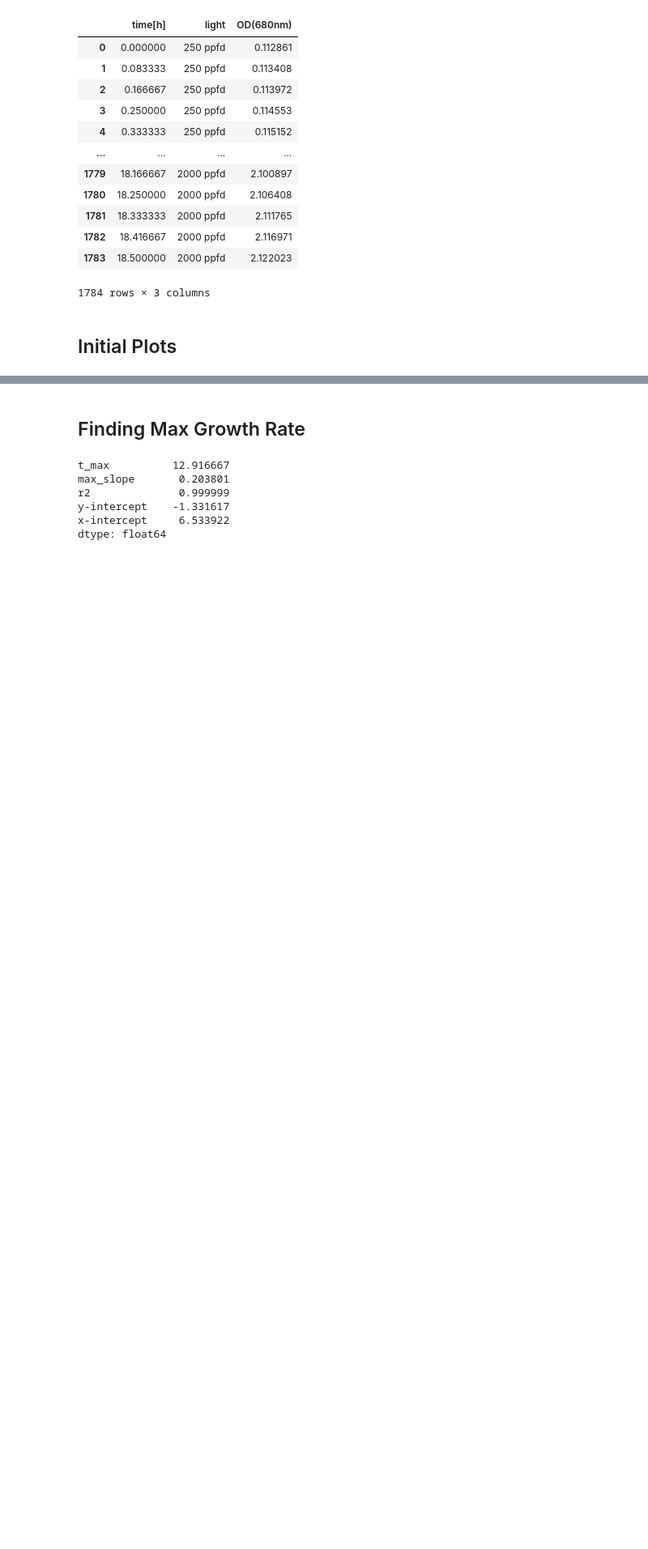
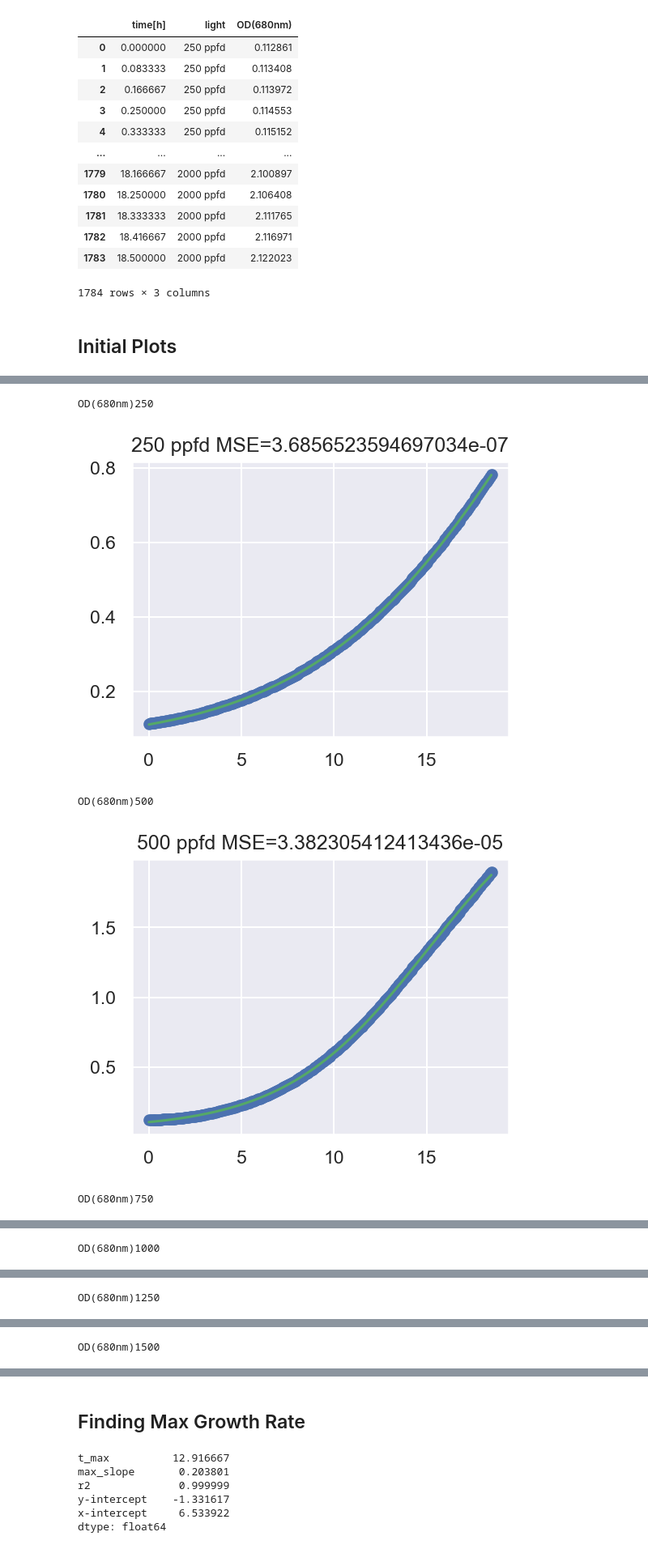
Before and after one commit to nb-e/growth-curve-analysis, a Jupyter notebook: 12.14.20 Analysis.ipynb, the cells around one changed output, grey strips where cells are left out. Shown at 81% size. Drawn from its saved outputs; the diff is of its cells as text; code cells hidden in the pictures; blank space fills up the shorter version.

```diff
--- a/12.14.20 Analysis.ipynb
+++ b/12.14.20 Analysis.ipynb
@@ -203,0 +226,38 @@ smooth
+# %%
+def logistic_plot(xdata,ydata):
+
+
+    def sigmoid(x, L ,x0, k, b):
+        y = L / (1 + np.exp(-k*(x-x0)))+b
+        return (y)
+
+    p0 = [max(ydata), np.median(xdata),1,min(ydata)] # this is an mandatory initial guess
+
+    popt, pcov = curve_fit(sigmoid, xdata, ydata,p0, method='dogbox',maxfev=100000)
+    ycompute = sigmoid(xdata,popt[0],popt[1],popt[2],popt[3])
+
+    return ycompute
+# %%
+xdata = np.array(smooth[hourname])
+
+
+for colname,ydata in smooth.iteritems():
+    if colname == hourname:
+        continue
+    print(colname)
+    ydata = np.array(ydata)
+    ycompute = logistic_plot(xdata,ydata)
+    MSE = mse(ydata,ycompute)
+
+    plt.figure(figsize=(4,3), dpi=150)
+    plt.scatter(xdata,ydata)
+    plt.plot(xdata,ycompute,color='g')
+    plt.title(colname[len(odname):]+' ppfd '+'MSE='+str(MSE))
+    plt.show()
+    plt.close()
+# %% [output]
+OD(680nm)250
+[figure, added]
+OD(680nm)500
+[figure, added]
+OD(680nm)750
@@ -203,0 +265 @@ smooth
+OD(680nm)1000
@@ -203,0 +267 @@ smooth
+OD(680nm)1250
@@ -203,0 +269 @@ smooth
+OD(680nm)1500
```
Also changed, not shown: parts of 12 cells of this notebook.
